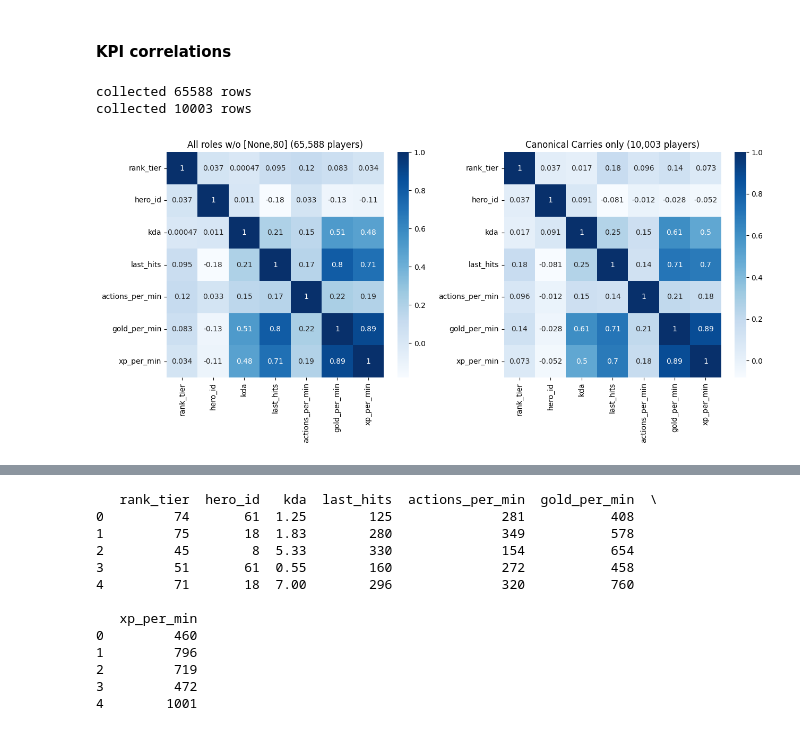
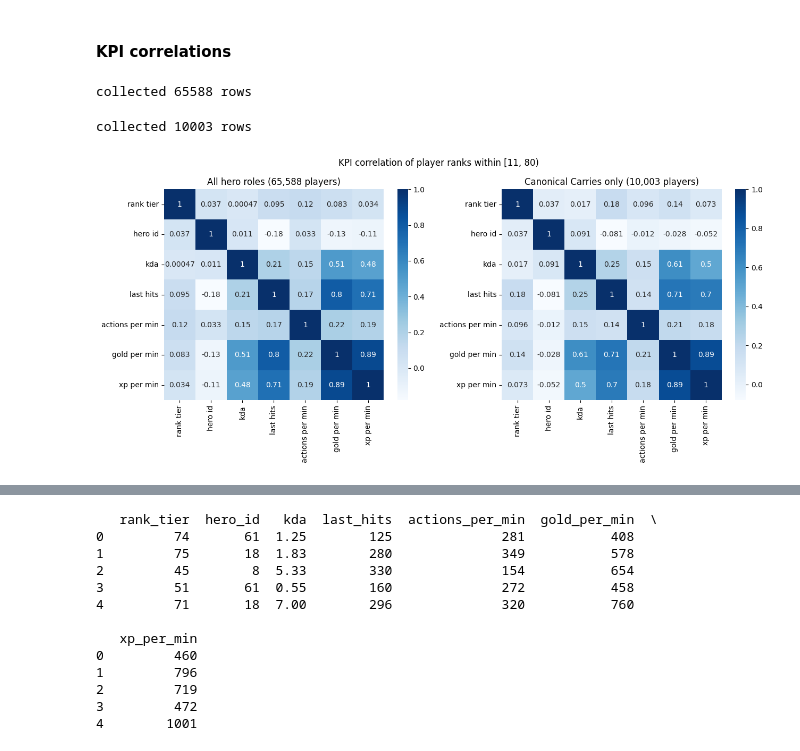
Before and after one commit to batukav/mmr-predictor, a Jupyter notebook: src/initial_features_exploration.ipynb, the cells around one changed output, grey strips where cells are left out. Drawn from its saved outputs; the diff is of its cells as text; code cells hidden in the pictures.

```diff
--- a/src/initial_features_exploration.ipynb
+++ b/src/initial_features_exploration.ipynb
@@ -499,24 +505,31 @@ plt.show()
 # This is without rank tiers 0 and 80 !
 df_any = dapi.get_kpis_by_role(col, dapi.Role.ANY)
 df_cc = dapi.get_kpis_by_role(col, dapi.Role.CANONICAL_CARRY)
+
+# Replace all underscores in the column names with a whitespace for plotting
+df_cc.columns = df_cc.columns.str.replace('_', ' ')
+df_any.columns = df_any.columns.str.replace('_', ' ')
 # %% [output]
 collected 65588 rows
-collected 10003 rows
+collected 10003 rows
 # %%
 fig, axes = plt.subplots(nrows=1, ncols=2, figsize=(13, 6))
 
 # Compute correlation matrix for df1 and plot it on the first subplot
 matrix1 = df_any.corr()
 sns.heatmap(matrix1, annot=True, cmap='Blues', ax=axes[0])
-axes[0].set_title(f'All roles w/o [None,80] ({len(df_any):,} players)')
+axes[0].set_title(f'All hero roles ({len(df_any):,} players)')
 
 # Compute correlation matrix for df2 and plot it on the second subplot
 matrix2 = df_cc.corr()
 sns.heatmap(matrix2, annot=True, cmap='Blues', ax=axes[1])
 axes[1].set_title(f'Canonical Carries only ({len(df_cc):,} players)')
 
+# Add a top title
+fig.suptitle('KPI correlation of player ranks within [11, 80)')
+
 plt.tight_layout()  # Adjust subplots to fit into the figure area
 plt.savefig(os.path.join(plots_out_dir, "features_corr_matrix.png"))
 plt.show()
 # %% [output]
-[figure, old version]
+[figure, new version]
```
Also changed, not shown: parts of 7 cells of this notebook, 18 other files.
